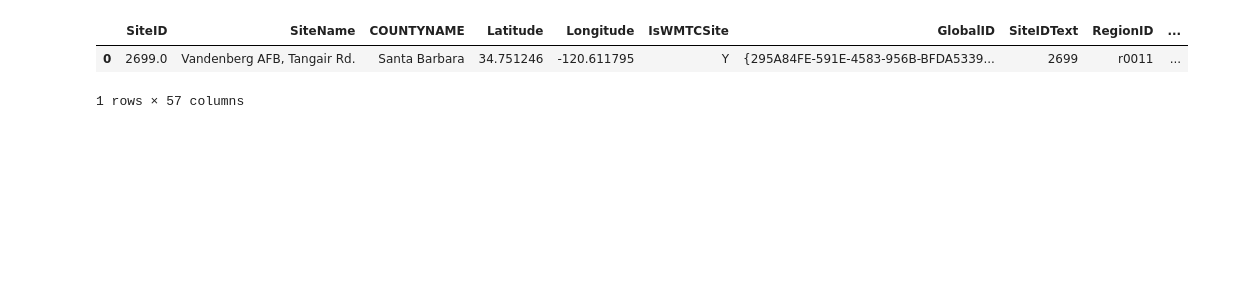
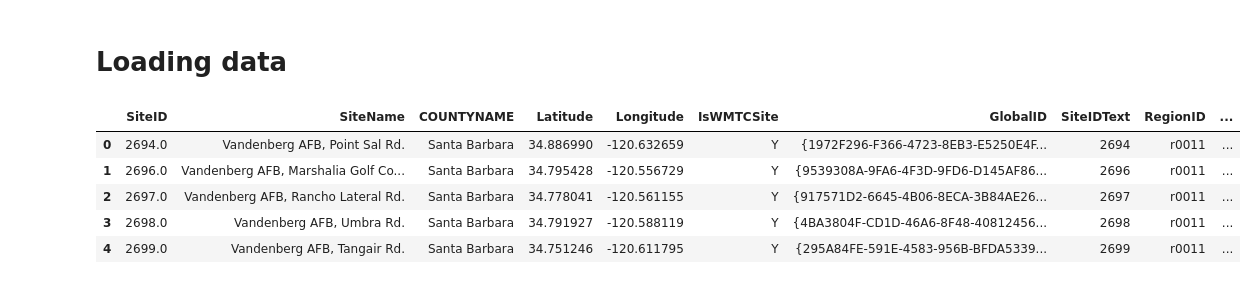
Before and after one commit to kylenessen/masters, a Jupyter notebook: VSFB_Site.ipynb, the cells around one changed output. Saved outputs shown, nothing was run; the diff lists cells and outputs as text; code cells hidden in the pictures; blank space fills up the shorter version.

```diff
--- a/VSFB_Site.ipynb
+++ b/VSFB_Site.ipynb
@@ -1,10 +1,16 @@
+# %% [markdown]
+# Loading data
 # %%
 import geopandas as gpd
 import pandas as pd
+# show all columns
+pd.set_option('display.max_columns', None)
+df = gpd.read_file('VSFB_site_selection/VSFB_Sites/VSFB_sites.shp')
+df.head()
+# %% [output]
+|  | SiteID | SiteName | COUNTYNAME | Latitude | Longitude | IsWMTCSite | GlobalID | SiteIDText | RegionID | ... |
+| 0 | 2694.0 | Vandenberg AFB, Point Sal Rd. | Santa Barbara | 34.886990 | -120.632659 | Y | {1972F296-F366-4723-8EB3-E5250E4F... | 2694 | r0011 | ... |
+| 1 | 2696.0 | Vandenberg AFB, Marshalia Golf Co... | Santa Barbara | 34.795428 | -120.556729 | Y | {9539308A-9FA6-4F3D-9FD6-D145AF86... | 2696 | r0011 | ... |
+| 2 | 2697.0 | Vandenberg AFB, Rancho Lateral Rd. | Santa Barbara | 34.778041 | -120.561155 | Y | {917571D2-6645-4B06-8ECA-3B84AE26... | 2697 | r0011 | ... |
+| 3 | 2698.0 | Vandenberg AFB, Umbra Rd. | Santa Barbara | 34.791927 | -120.588119 | Y | {4BA3804F-CD1D-46A6-8F48-40812456... | 2698 | r0011 | ... |
+| 4 | 2699.0 | Vandenberg AFB, Tangair Rd. | Santa Barbara | 34.751246 | -120.611795 | Y | {295A84FE-591E-4583-956B-BFDA5339... | 2699 | r0011 | ... |
-# %%
-df = gpd.read_file('VSFB_site_selection/VSFB_Sites/VSFB_sites.shp')
-df.head()
-# %% [output]
-|  | SiteID | SiteName | COUNTYNAME | Latitude | Longitude | IsWMTCSite | GlobalID | SiteIDText | RegionID | ... |
-| 0 | 2699.0 | Vandenberg AFB, Tangair Rd. | Santa Barbara | 34.751246 | -120.611795 | Y | {295A84FE-591E-4583-956B-BFDA5339... | 2699 | r0011 | ... |
-1 rows × 57 columns
```
Also changed, not shown: parts of 4 cells of this notebook.
